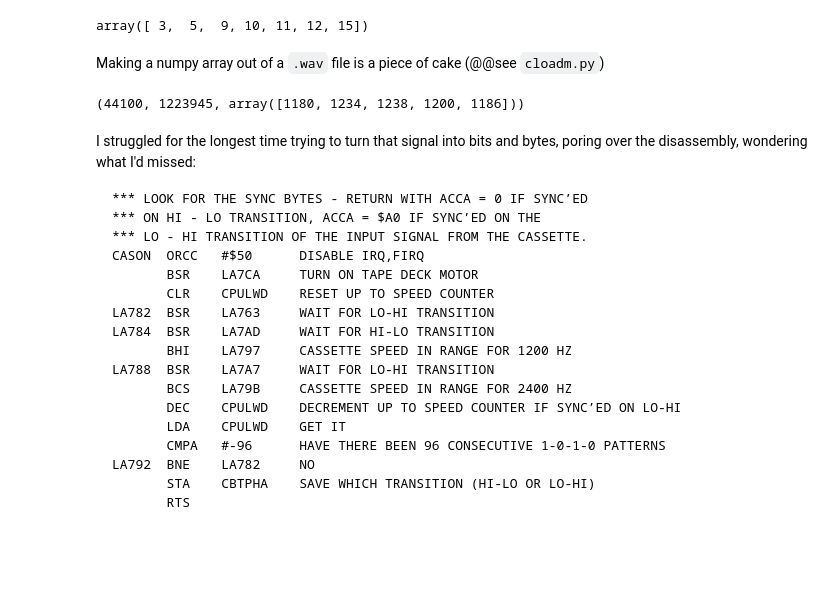
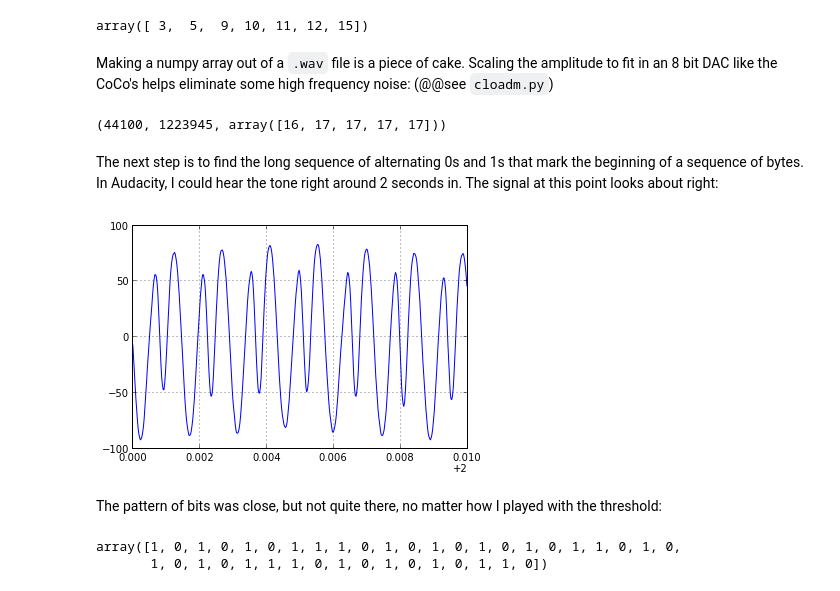
Before and after one commit to dckc/madmode-blog, a Jupyter notebook: coco.ipynb, the cells around one changed output. Cells and saved outputs as stored; diff of their text form; code cells hidden in the pictures; blank space fills up the shorter version.

```diff
--- a/coco.ipynb
+++ b/coco.ipynb
@@ -50,7 +55,9 @@ zero_crossings(a)
 # %% [output]
 array([ 3,  5,  9, 10, 11, 12, 15])
 # %% [markdown]
-Making a numpy array out of a `.wav` file is a piece of cake
+Making a numpy array out of a `.wav` file is a piece of cake.
+Scaling the amplitude to fit in an 8 bit DAC like the CoCo's
+helps eliminate some high frequency noise:
 (@@see `cloadm.py`)
 # %%
 import wave
@@ -60,31 +67,30 @@ dest_fn = 'light-runner'
 tape = wave.open(tape_fn, 'r')
 dest = open(dest_fn, 'w')
 framerate, signal = c.wavLoadMono(tape)
+amp_max = 128  # 8 bit signed
+signal = signal * amp_max / max(signal)
 framerate, len(signal), signal[:5]
 # %% [output]
-(44100, 1223945, array([1180, 1234, 1238, 1200, 1186]))
+(44100, 1223945, array([16, 17, 17, 17, 17]))
-# %% [markdown]
-I struggled for the longest time trying to turn that signal into bits and bytes,
-poring over the disassembly, wondering what I'd missed:
-
-    *** LOOK FOR THE SYNC BYTES - RETURN WITH ACCA = 0 IF SYNC’ED
-    *** ON HI - LO TRANSITION, ACCA = $A0 IF SYNC’ED ON THE
-    *** LO - HI TRANSITION OF THE INPUT SIGNAL FROM THE CASSETTE.
-    CASON  ORCC   #$50      DISABLE IRQ,FIRQ
-           BSR    LA7CA     TURN ON TAPE DECK MOTOR
-           CLR    CPULWD    RESET UP TO SPEED COUNTER
-    LA782  BSR    LA763     WAIT FOR LO-HI TRANSITION
-    LA784  BSR    LA7AD     WAIT FOR HI-LO TRANSITION
-           BHI    LA797     CASSETTE SPEED IN RANGE FOR 1200 HZ
-    LA788  BSR    LA7A7     WAIT FOR LO-HI TRANSITION
-           BCS    LA79B     CASSETTE SPEED IN RANGE FOR 2400 HZ
-           DEC    CPULWD    DECREMENT UP TO SPEED COUNTER IF SYNC’ED ON LO-HI
-           LDA    CPULWD    GET IT
-           CMPA   #-96      HAVE THERE BEEN 96 CONSECUTIVE 1-0-1-0 PATTERNS
-    LA792  BNE    LA782     NO
-           STA    CBTPHA    SAVE WHICH TRANSITION (HI-LO OR LO-HI)
-           RTS
+# %% [markdown]
+The next step is to find the long sequence of
+alternating 0s and 1s that mark the beginning of a sequence of bytes.
+In Audacity, I could hear the tone right around 2 seconds in.
+The signal at this point looks about right:
+# %%
+t = arange(2.0, 2.01, 1.0/framerate)
+_ = plot(t,
+         signal[t[0] * framerate:t[0] * framerate + len(t)])
+grid()
+# %% [output]
+[figure, added]
+# %% [markdown]
+The pattern of bits was close, but not quite there, no matter how I played with the threshold:
 # %%
-freqs, wave_ix = c.waves(signal, framerate)
+freqs, wave_ix = c.waves(zero_crossings(signal), framerate)
 threshold = 1400  # experimental; cf. (CoCo.rate0 + CoCo.rate1) / 2
 bits = (freqs > threshold) + 0
+bits[wave_ix > 2.0 * framerate][:40]
+# %% [output]
+array([1, 0, 1, 0, 1, 0, 1, 1, 1, 0, 1, 0, 1, 0, 1, 0, 1, 0, 1, 1, 0, 1, 0,
+       1, 0, 1, 0, 1, 1, 1, 0, 1, 0, 1, 0, 1, 0, 1, 1, 0])
```
Also changed, not shown: parts of 26 cells of this notebook.
